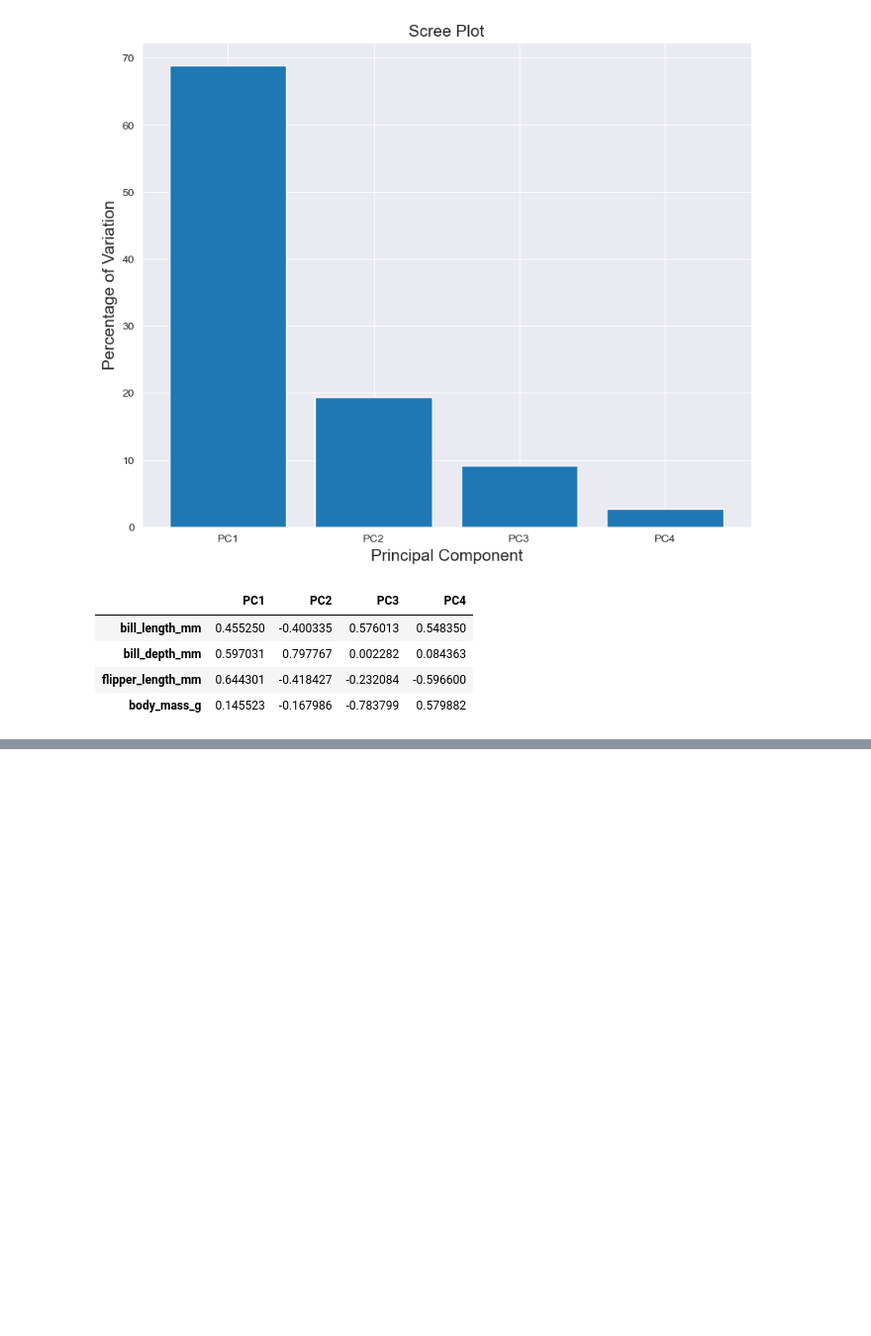
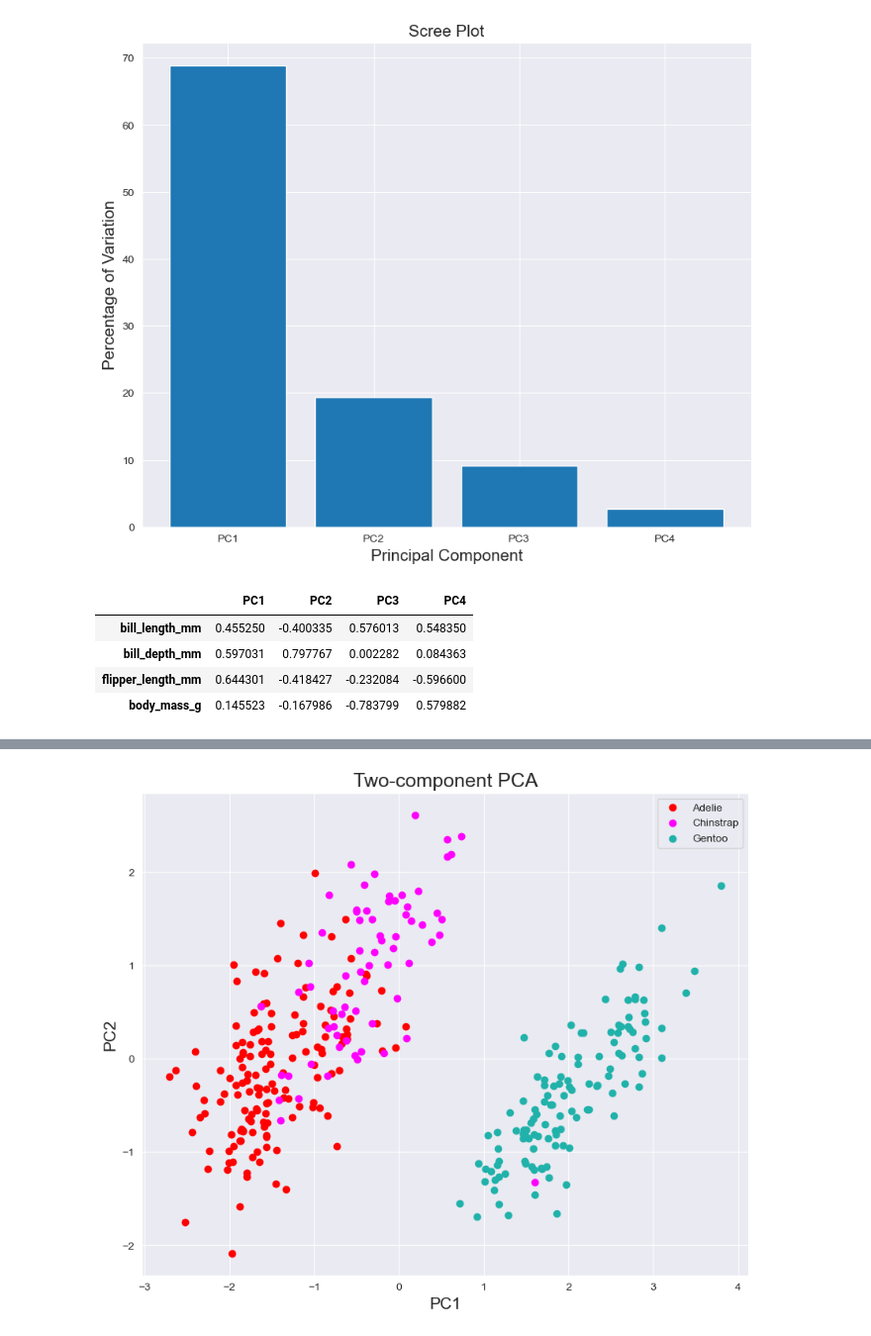
Before and after one commit to matt-banschbach/inde577, a Jupyter notebook: Unsupervised Learning/Dimensionality Reduction/pca_penguins2.ipynb, the cells around one changed output, grey strips where cells are left out. Shown at 99% size. Drawn from its saved outputs; the diff is of its cells as text; code cells hidden in the pictures; blank space fills up the shorter version.

Commit message:
Finished PCA on penguins

```diff
--- a/Unsupervised Learning/Dimensionality Reduction/pca_penguins2.ipynb
+++ b/Unsupervised Learning/Dimensionality Reduction/pca_penguins2.ipynb
@@ -48,4 +48,7 @@ pd.DataFrame(data = pca.components_, columns = labels, index = features)
 # %%
 pca_data = pca.transform(X_scaled)
 pca_df = pd.DataFrame(pca_data, columns = labels)
-pca_df
+print(pca_df)
+
+projected_df = pd.concat([pca_df, penguins.species], axis = 1)
+projected_df
@@ -51,0 +83,30 @@ pca_df
+# %%
+def colors(y):
+    if y == "Adelie":
+        return "red"
+    elif y == "Chinstrap":
+        return "magenta"
+    else:
+        return "lightseagreen"
+
+c = [colors(label) for label in y]
+projected_df['color'] = c
+# %%
+targets = ["Adelie", "Chinstrap", "Gentoo"]
+colors = ["red", "magenta", "lightseagreen"]
+
+plt.figure(figsize = (10, 8))
+
+for target, color in zip(targets, colors):
+    temp_df = projected_df[projected_df['species'] == target]
+    plt.scatter(temp_df["PC1"],
+                temp_df["PC2"],
+                c = color)
+
+plt.xlabel('PC1', fontsize = 15)
+plt.ylabel('PC2', fontsize = 15)
+plt.title('Two-component PCA', fontsize = 18)
+plt.legend(targets)
+plt.show()
+# %% [output]
+[figure, added]
```
Also changed, not shown: parts of 1 cell of this notebook.
